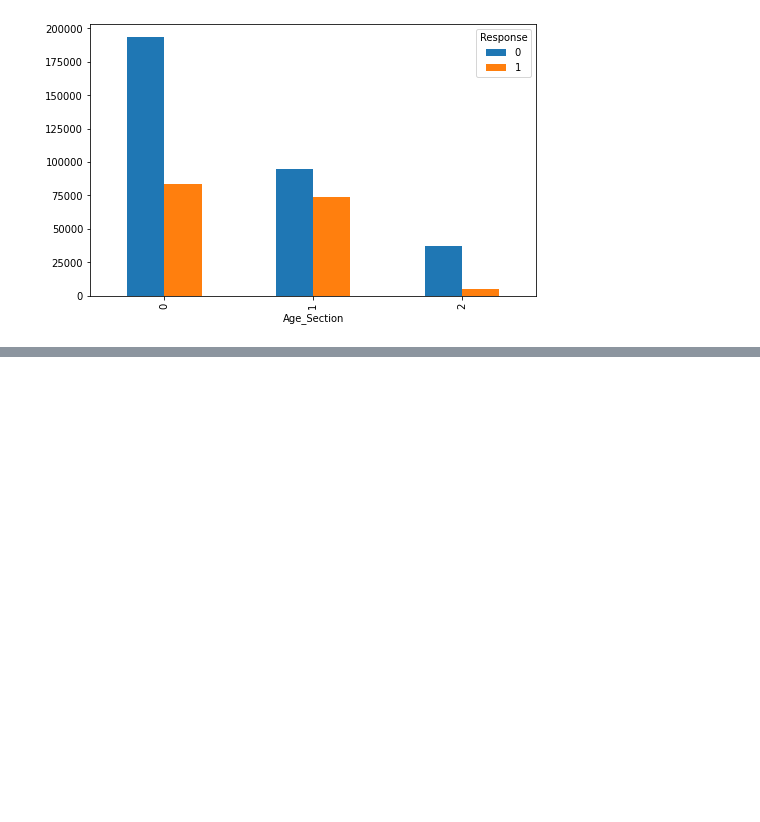
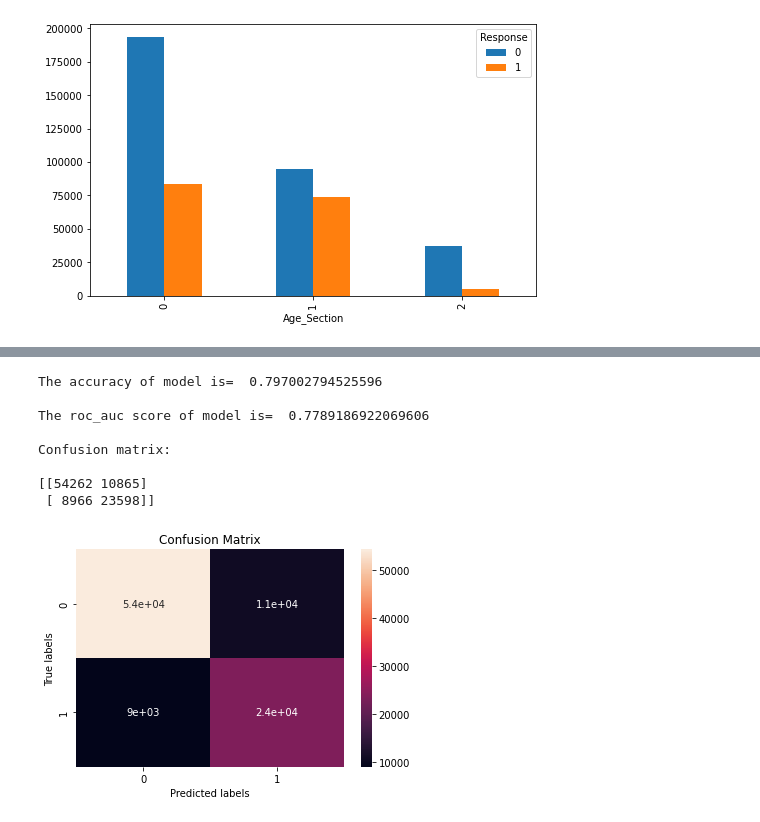
Before and after one commit to gauriagarwal18/HEALTH-INSURANCE-CROSS-SELL-PREDICTION, a Jupyter notebook: HEALTH_INSURANCE_CROSS_SELL_PREDICTION.ipynb, the cells around one changed output, grey strips where cells are left out. Saved outputs shown, nothing was run; the diff lists cells and outputs as text; code cells hidden in the pictures; blank space fills up the shorter version.

```diff
--- a/HEALTH_INSURANCE_CROSS_SELL_PREDICTION.ipynb
+++ b/HEALTH_INSURANCE_CROSS_SELL_PREDICTION.ipynb
@@ -763,0 +822,12 @@ for c in independent_categorical_features:
+# %%
+model_checking(y_test, test_predicted,labels=["0","1"])
+# %% [output]
+The accuracy of model is=  0.797002794525596
+
+The roc_auc score of model is=  0.7789186922069606
+
+Confusion matrix:
+
+[[54262 10865]
+ [ 8966 23598]]
+[figure, added]
```
Also changed, not shown: parts of 21 cells of this notebook.
